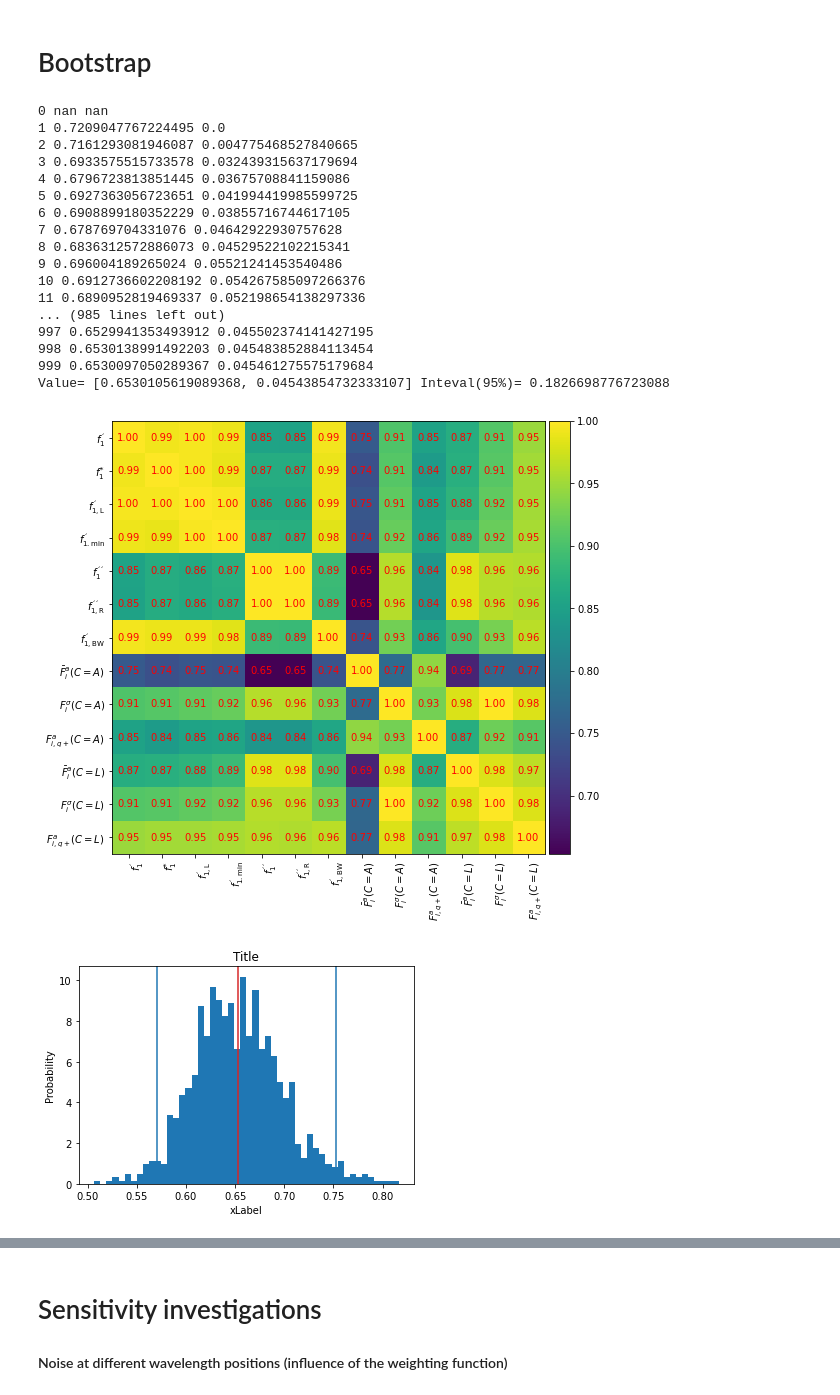
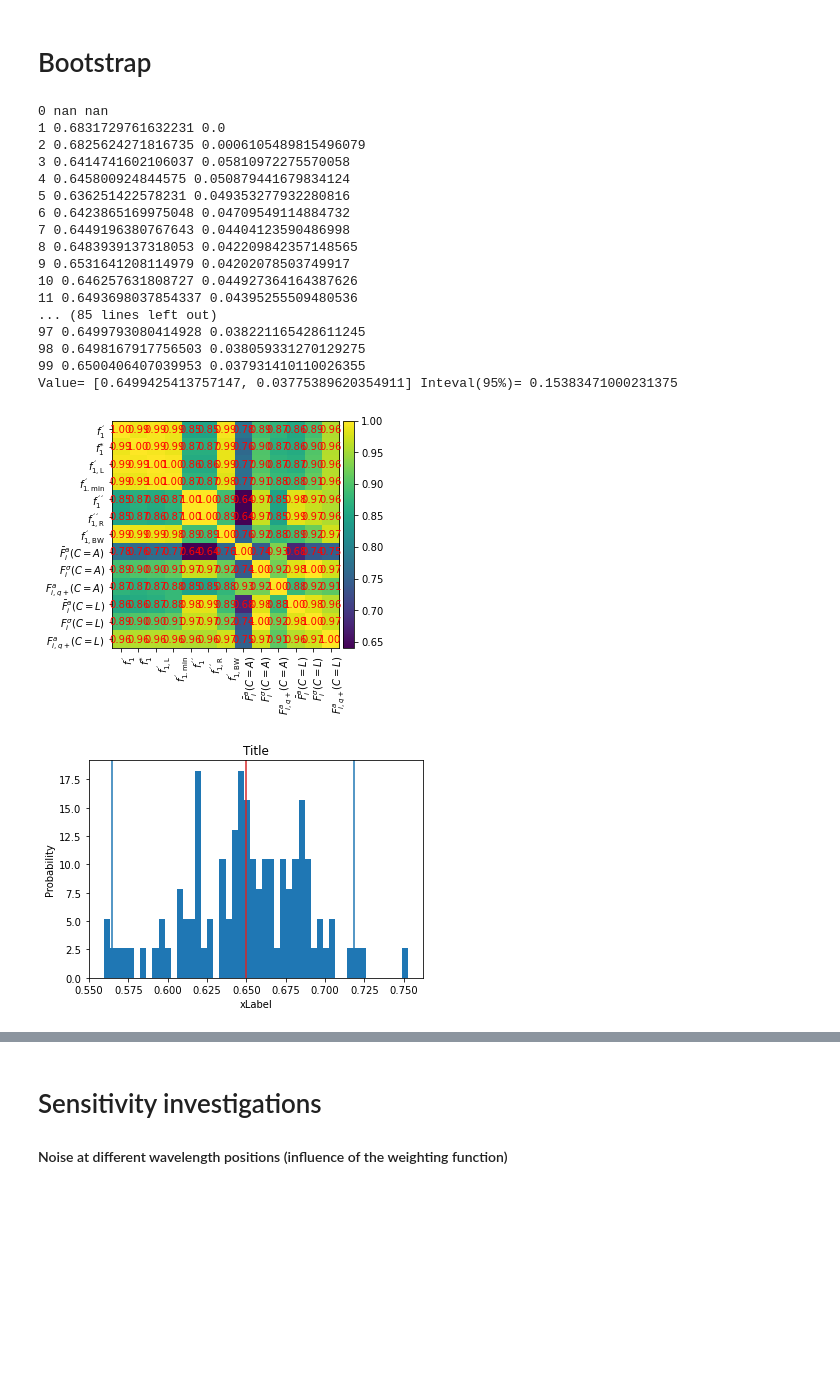
Before and after one commit to empir19nrm02/empir19nrm02, a Jupyter notebook: empir19nrm02/Jupyter/f1PrimeDetectorMet.ipynb, the cells around one changed output, grey strips where cells are left out. Cells and saved outputs as stored; diff of their text form; code cells hidden in the pictures; blank space fills up the shorter version.

```diff
--- a/empir19nrm02/Jupyter/f1PrimeDetectorMet.ipynb
+++ b/empir19nrm02/Jupyter/f1PrimeDetectorMet.ipynb
@@ -63,7 +69,7 @@ def get_fig_file_name(filename=None):
 def save_fig(filename=None):
     return pyplot.savefig( get_fig_file_name(filename), bbox_inches='tight', pad_inches=0)
 # %%
-def SMCFPlotCalc(x_data_i, y_data_i, eins_minus=False):
+def SMCFPlotCalc(x_data_i, y_data_i, eins_minus=False, r_sq_calc=False):
     # sort the database for the x values
     if eins_minus:
         y_data_i = np.abs(1-y_data_i)
@@ -90,12 +96,12 @@ def SMCFPlotCalc(x_data_i, y_data_i, eins_minus=False):
     lr_model.fit(x, y_data)
     y_pred_mean = lr_model.predict(x)
     m_mean=lr_model.coef_[0]
-    r_sq = lr_model.score(x, y_data)
+    m_mean_r_sq = lr_model.score(x, y_data)
 
     lr_model.fit(x, qPlus)
     y_pred_qMax = lr_model.predict(x)
     m_qMax=lr_model.coef_[0]
-    r_sq = lr_model.score(x, qPlus)
+    m_qMax_r_sq = lr_model.score(x, qPlus)
 
     lr_model.fit(x, qMinus)
     y_pred_qMin = lr_model.predict(x)
@@ -118,9 +124,12 @@ def SMCFPlotCalc(x_data_i, y_data_i, eins_minus=False):
     lr_model.fit(x, sigma)
     y_pred_sigma = lr_model.predict(x)
     m_sigma=lr_model.coef_[0]
-    r_sq = lr_model.score(x, sigma)
+    m_sigma_r_sq = lr_model.score(x, sigma)
     if eins_minus:
-        return [m_mean, m_sigma, m_qMax, smcfSlopeQMax]
+        if r_sq_calc:
+            return [m_mean, m_mean_r_sq, m_sigma, m_sigma_r_sq, m_qMax, m_qMax_r_sq, smcfSlopeQMax]
+        else:
+            return [m_mean, m_sigma, m_qMax, smcfSlopeQMax]
     else:
         return [m_mean, m_sigma, m_qMax, m_qMin, smcfSlopeQMax, smcfSlopeQMin]
 
@@ -450,7 +459,7 @@ for i in range(0, vlDetectorListNumber):
     if b_not_for_paper:
         pyplot.title('Comparison of $\delta (\lambda)$ functions for different ' + strf1p + ' calculations')
     pyplot.ylabel('$\delta(\lambda) / a.u.$')
-    pyplot.xlabel('$\lambda / nm$')
+    pyplot.xlabel('$\lambda$ / nm')
     save_fig(filename='DeltaFunctions')
 
 
@@ -489,6 +498,6 @@ for i in range(0, vlDetectorListNumber):
     if b_not_for_paper:
         pyplot.title('Comparison of $\delta (\lambda)$ functions for different cutoff frequencies')
     pyplot.ylabel('$\delta(\lambda) / a.u.$')
-    pyplot.xlabel('$\lambda / nm$')
+    pyplot.xlabel('$\lambda$ / nm')
     save_fig(filename='DeltaFunctionsCutOff')
 # %% [output]
@@ -549,10 +558,13 @@ def calc_data_from_spectra_detectors(detectorsLoc, spectraLoc, eins_minus=False)
     b_eval = np.vstack(( b_f1pA, b_f1pE, b_f1pLED, b_f1pAFMin, b_f1pp, b_f1ppR, b_f1pBW20nm, b_meanA0, b_stdA0_1, qPlusA, b_meanLED, b_stdLED_1, qPlusLED))
     b_corr = np.corrcoef(b_eval)
 
-    v_m_Dataf1p=SMCFPlotCalc(b_f1pA, b_SMCF, eins_minus=eins_minus)
-    v_m_Dataf1pLED=SMCFPlotCalc(b_f1pLED, b_SMCFLED, eins_minus=eins_minus)
-    v_m_Dataf1ppR=SMCFPlotCalc(b_f1ppR, b_SMCFLED, eins_minus=eins_minus)
-    return [b_corr, v_m_Dataf1p, v_m_Dataf1pLED, v_m_Dataf1ppR]
+    v_m_Dataf1p=SMCFPlotCalc(b_f1pA, b_SMCF, eins_minus=eins_minus, r_sq_calc=True)
+    v_m_Dataf1pE=SMCFPlotCalc(b_f1pE, b_SMCF, eins_minus=eins_minus, r_sq_calc=True)
+    v_m_Dataf1pLED=SMCFPlotCalc(b_f1pLED, b_SMCFLED, eins_minus=eins_minus, r_sq_calc=True)
+    v_m_Dataf1pAFMin=SMCFPlotCalc(b_f1pAFMin, b_SMCFLED, eins_minus=eins_minus, r_sq_calc=True)
+    v_m_Dataf1ppR=SMCFPlotCalc(b_f1ppR, b_SMCFLED, eins_minus=eins_minus, r_sq_calc=True)
+    v_m_Dataf1pBW20nm=SMCFPlotCalc(b_f1pBW20nm, b_SMCFLED, eins_minus=eins_minus, r_sq_calc=True)
+    return [b_corr, v_m_Dataf1p,v_m_Dataf1pE, v_m_Dataf1pLED, v_m_Dataf1pAFMin, v_m_Dataf1ppR, v_m_Dataf1pBW20nm]
 # %% [markdown]
 # SMCF
 # Calculate the SMCF based on Illuminant A and SMCFLED based on Illuminant L41
@@ -684,7 +860,7 @@ save_fig(filename='CIES025RGBQuantilePlotsAllf1ppR1Minus')
 # %% [markdown]
 # Bootstrap
 # %%
-b_runs = 1000
+b_runs = 100
 b_use_detector = True
 b_use_spectra = True
 
@@ -696,56 +872,56 @@ spectraNumber = spectra.shape[0]-1
 b_spectra_number=spectraNumber
 
 # store the simulation results
-[res, v_m_Dataf1pA, v_m_Dataf1pLED, v_m_Dataf1ppR]=calc_data_from_spectra_detectors( vldetectors, spectra, eins_minus=b_eins_minus)
+[res, v_m_Dataf1pA, _, v_m_Dataf1pLED, _, v_m_Dataf1ppR, _]=calc_data_from_spectra_detectors( vldetectors, spectra, eins_minus=b_eins_minus)
 resArray = np.zeros( (b_runs, res.shape[0], res.shape[1]))
 
 v_m_Data_Array=np.zeros((b_runs, 3, np.array(v_m_Dataf1pA).shape[0]))
 
 iRow=7
 iCol=4
 
 for i in range(0, b_runs):
     if b_use_detector:
         b_detectorList = np.hstack((0,[random.randint(1, vlDetectorNumber) for p in range(1, b_detector_number+1)]))
     else:
         b_detectorList = range(0, b_detector_number+1)
     if b_use_spectra:
         b_spectraList = np.hstack((0,[random.randint(1, spectraNumber) for p in range(1, b_spectra_number+1)]))
     else:
         b_spectraList = range(0, b_spectra_number+1)
 
     b_detectors = vldetectors[b_detectorList]
     b_spectra = spectra[b_spectraList]
 
-    [res, v_m_Dataf1pA, v_m_Dataf1pLED, v_m_Dataf1ppR]=calc_data_from_spectra_detectors( b_detectors, b_spectra, eins_minus=b_eins_minus)
+    [res, v_m_Dataf1pA, _, v_m_Dataf1pLED, _, v_m_Dataf1ppR, _]=calc_data_from_spectra_detectors( b_detectors, b_spectra, eins_minus=b_eins_minus)
     resArray[i]=res.copy()
     v_m_Data_Array[i, 0]=np.array(v_m_Dataf1pA).copy()
     v_m_Data_Array[i, 1]=np.array(v_m_Dataf1pLED).copy()
     v_m_Data_Array[i, 2]=np.array(v_m_Dataf1ppR).copy()
     print(i, np.mean(resArray[:i, iRow, iCol]), np.std(resArray[:i, iRow, iCol]))
 
 plotCorrMatrixSmall(res, x_label_list)
 plotHistScales( resArray[:,iRow,iCol], )
 # %% [output]
 0 nan nan
-1 0.7209047767224495 0.0
-2 0.7161293081946087 0.004775468527840665
-3 0.6933575515733578 0.032439315637179694
-4 0.6796723813851445 0.03675708841159086
-5 0.6927363056723651 0.041994419985599725
-6 0.6908899180352229 0.03855716744617105
-7 0.678769704331076 0.04642922930757628
-8 0.6836312572886073 0.04529522102215341
-9 0.696004189265024 0.05521241453540486
-10 0.6912736602208192 0.054267585097266376
-11 0.6890952819469337 0.052198654138297336
-... (985 lines left out)
-997 0.6529941353493912 0.045502374141427195
-998 0.6530138991492203 0.045483852884113454
-999 0.6530097050289367 0.045461275575179684
-Value= [0.6530105619089368, 0.04543854732333107] Inteval(95%)= 0.1826698776723088
+1 0.6831729761632231 0.0
+2 0.6825624271816735 0.0006105489815496079
+3 0.6414741602106037 0.05810972275570058
+4 0.645800924844575 0.050879441679834124
+5 0.636251422578231 0.049353277932280816
+6 0.6423865169975048 0.04709549114884732
+7 0.6449196380767643 0.04404123590486998
+8 0.6483939137318053 0.042209842357148565
+9 0.6531641208114979 0.04202078503749917
+10 0.646257631808727 0.044927364164387626
+11 0.6493698037854337 0.04395255509480536
+... (85 lines left out)
+97 0.6499793080414928 0.038221165428611245
+98 0.6498167917756503 0.038059331270129275
+99 0.6500406407039953 0.037931410110026355
+Value= [0.6499425413757147, 0.03775389620354911] Inteval(95%)= 0.15383471000231375
-[figure, old version]
+[figure, new version]
-[figure, old version]
+[figure, new version]
 # %%
 if b_eins_minus:
     v_m_x_list = [str_m_mean_a, str_m_sigma, str_m_q_plus_a, str_m_q_max_a]
```
Also changed, not shown: parts of 34 cells of this notebook, 6 other files.
